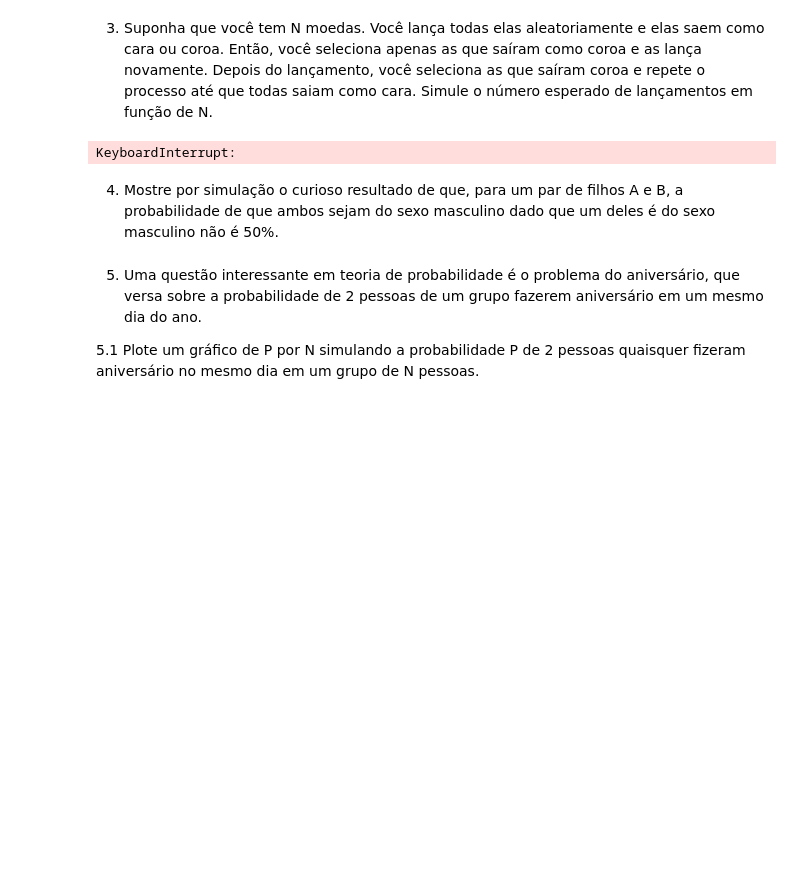
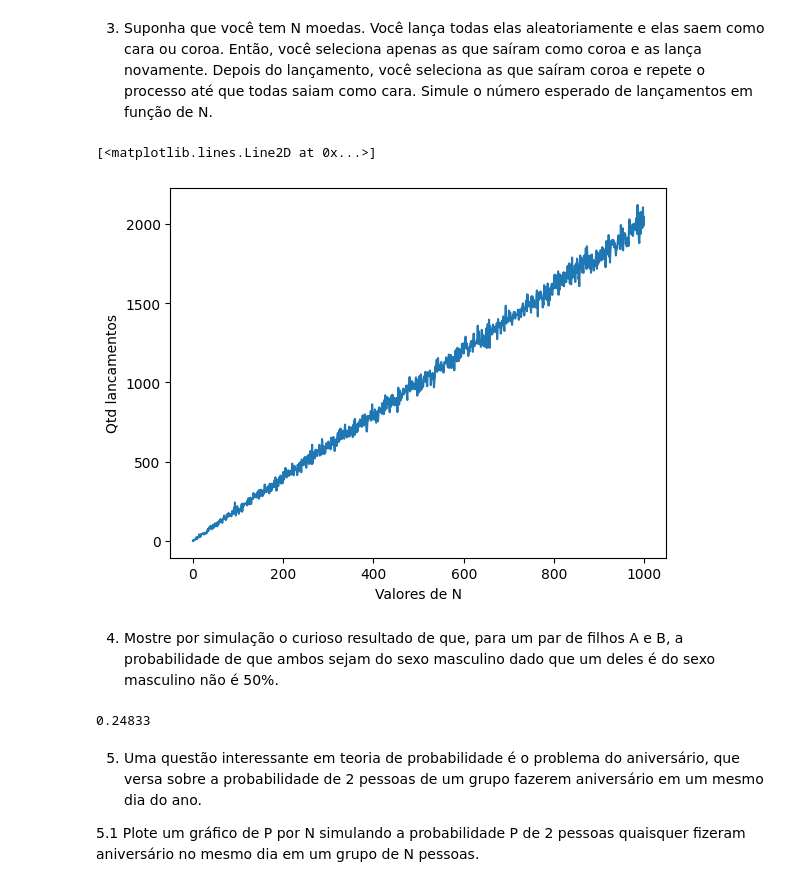
Before and after one commit to gventino/ModSimPractices, a Jupyter notebook: P1/P1.ipynb, the cells around one changed output. Cells and saved outputs as stored; diff of their text form; code cells hidden in the pictures; blank space fills up the shorter version.

```diff
--- a/P1/P1.ipynb
+++ b/P1/P1.ipynb
@@ -82,30 +82,50 @@ Não, eu diria que a importância da vantagem diminui conforme D aumenta. Isto s
 # %%
 import matplotlib.pyplot as plt
 import numpy as np
 
-def jogar_moeda(qtd:int): -> np.array
+def jogar_moeda(qtd:int) -> np.array:
     arr = []
-    for _ in qtd:
+    for _ in range(qtd):
         valor = np.random.randint(2)
         arr.append(valor)
     return np.array(arr)
 
-sims = 100000
+sims = 1000
 Ns = 1000
 lancamentos = np.zeros(Ns)
 for N in range(Ns):
     coroas = N
     for sim in range(sims):
         while coroas!=0:
-            valor = np.random.randint(2)
-            lancamentos[N] += 1
-            if valor == 0:
-                coroas -= 1
+            lancamentos[N] += coroas
+            moedas = jogar_moeda(coroas)
+            coroas = len(moedas[moedas == 0])
+plt.xlabel('Valores de N')
+plt.ylabel('Qtd lancamentos')
 plt.plot(range(Ns),lancamentos)
 # %% [output]
-KeyboardInterrupt:
+[<matplotlib.lines.Line2D at 0x...>]
+[figure, added]
 # %% [markdown]
 4. Mostre por simulação o curioso resultado de que, para um par de filhos A e B, a probabilidade de que ambos sejam do sexo masculino dado que um deles é do sexo masculino não é 50%.
+# %%
+import matplotlib.pyplot as plt
+import numpy as np
+sims = 100000
+tot = 0
+
+for _ in range(sims):
+    filhoA = np.random.randint(2)
+    if filhoA == 0:
+        filhoB = np.random.randint(2)
+        if filhoB == 0:
+            tot += 1
+    else:
+        continue
+tot /= sims
+print(tot)
+# %% [output]
+0.24833
 # %% [markdown]
 5. Uma questão interessante em teoria de probabilidade é o problema do aniversário, que versa sobre a probabilidade de 2 pessoas de um grupo fazerem aniversário em um mesmo dia do ano.
 
```
Also changed, not shown: parts of 1 cell of this notebook.
